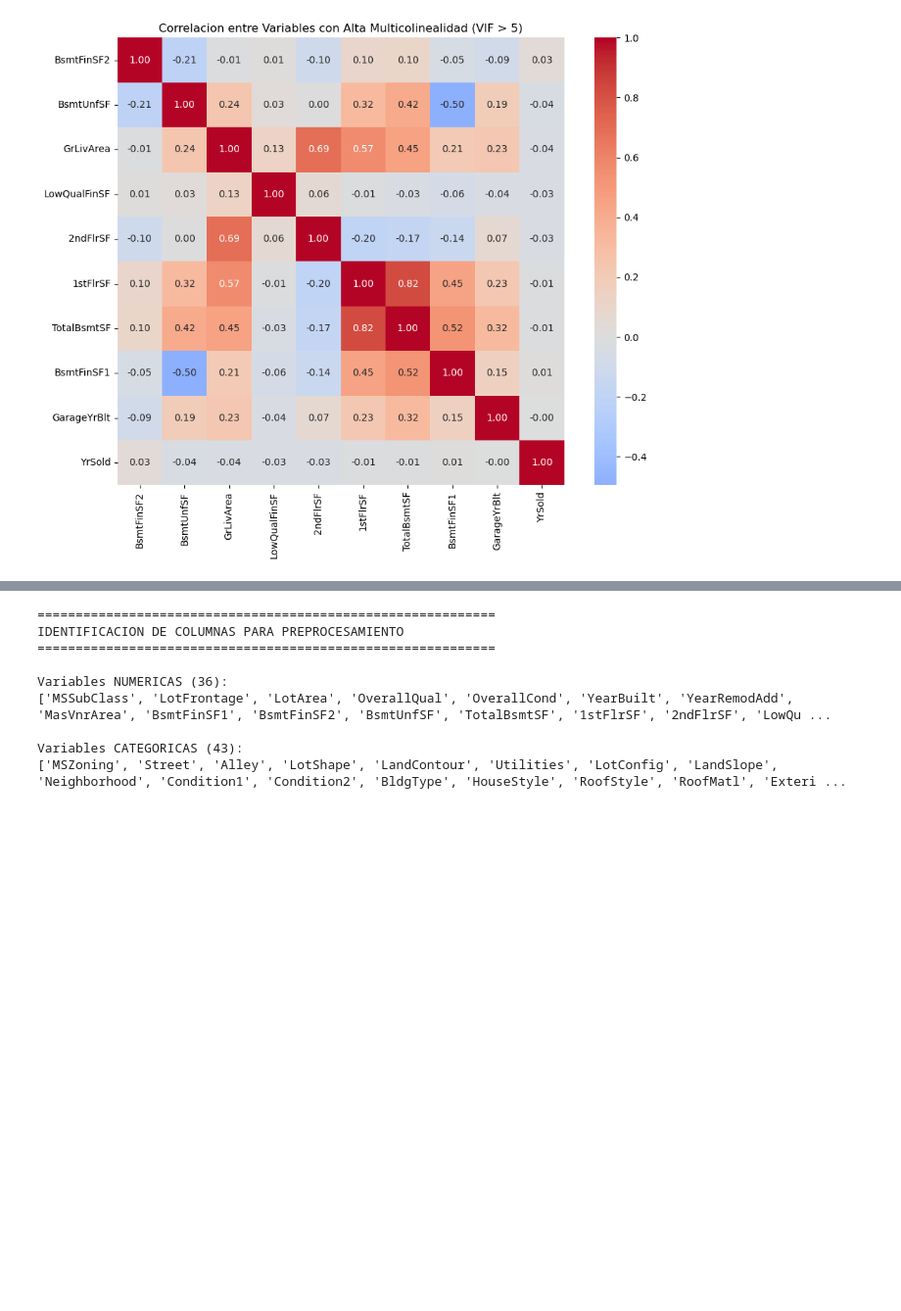
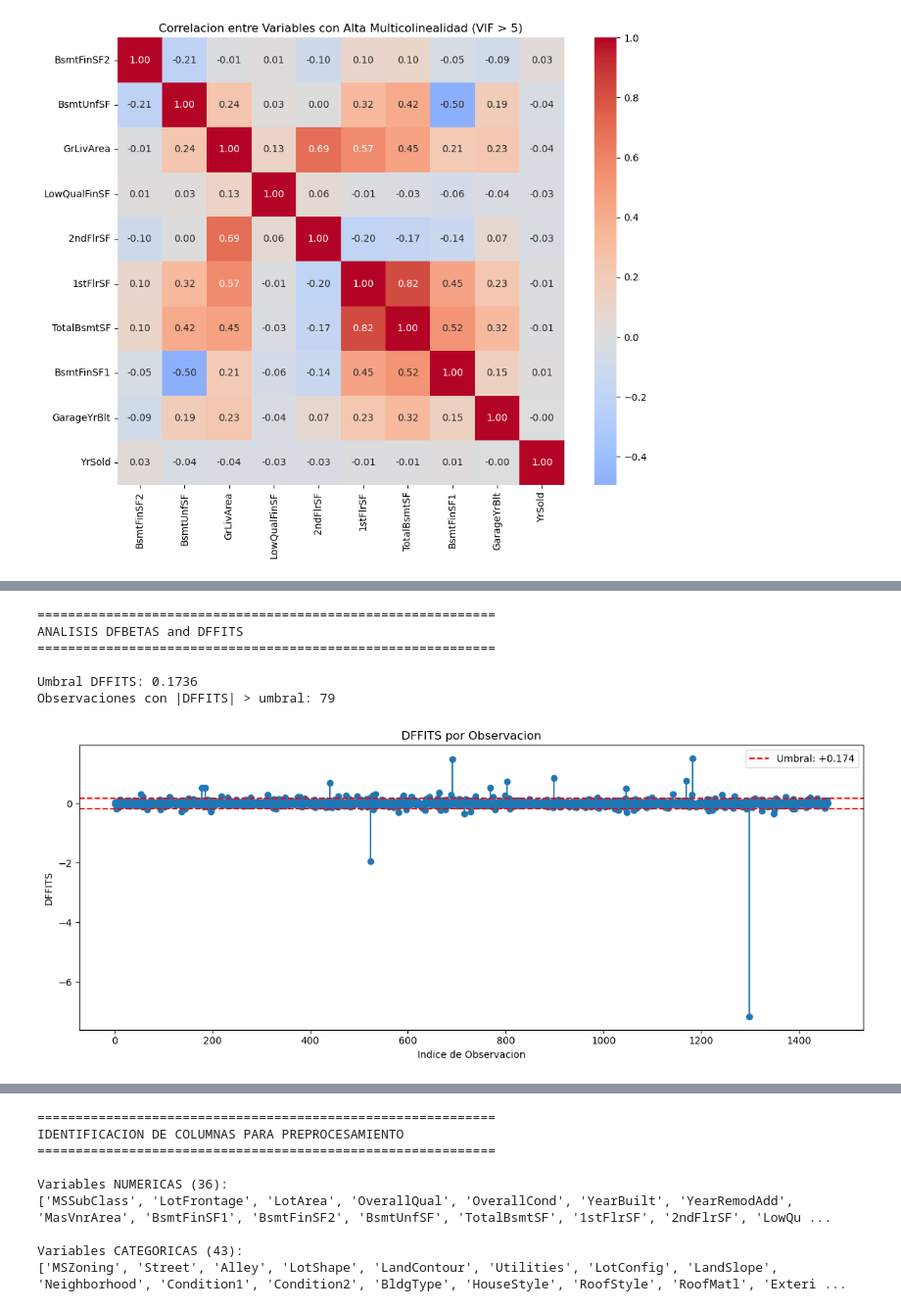
Before and after one commit to carlos-aular-ds/ds-portfolio-carlos-aular, a Jupyter notebook: Kaggle/Competitions/House-Prices-Advanced-regression/house-prices.ipynb, the cells around one changed output, grey strips where cells are left out. Shown at 98% size. Saved outputs shown, nothing was run; the diff lists cells and outputs as text; code cells hidden in the pictures; blank space fills up the shorter version.

```diff
--- a/Kaggle/Competitions/House-Prices-Advanced-regression/house-prices.ipynb
+++ b/Kaggle/Competitions/House-Prices-Advanced-regression/house-prices.ipynb
@@ -348,10 +241,10 @@ max      755000.000000
 Name: SalePrice, dtype: float64
 # %%
 # ============================================
-# VISUALIZACION DE VARIABLES NUMERICAS CLAVE
+# KEY NUMERIC VARIABLES VISUALIZATION
 # ============================================
 
-# Seleccionamos las variables numericas mas importantes para visualizar
+# Select most important numeric variables to visualize
 # (excluyendo Id y SalePrice)
 vars_num_plot = ['OverallQual', 'GrLivArea', 'GarageArea', 'TotalBsmtSF',
                  '1stFlrSF', 'YearBuilt', 'LotArea', 'LotFrontage']
@@ -360,10 +253,10 @@ fig, axes = plt.subplots(2, 4, figsize=(16, 8))
 axes = axes.flatten()
 
 for i, col in enumerate(vars_num_plot):
-    # Histograma para cada variable numerica
-    axes[i].hist(ds_base_train[col].dropna(), bins=30, edgecolor='black', alpha=0.7)
+    # Histogram for each numeric variable
+    axes[i].hist(df_train[col].dropna(), bins=30, edgecolor='black', alpha=0.7)
     axes[i].set_xlabel(col)
-    axes[i].set_ylabel('Frecuencia')
+    axes[i].set_ylabel('Frequency')
     axes[i].set_title(f'Distribucion de {col}')
 
 plt.tight_layout()
@@ -372,10 +265,10 @@ plt.show()
 [figure]
 # %%
 # ============================================
-# VISUALIZACION DE VARIABLES CATEGORICAS CLAVE
+# KEY CATEGORICAL VARIABLES VISUALIZATION
 # ============================================
 
-# Seleccionamos algunas variables categoricas importantes
+# Select important categorical variables
 vars_cat_plot = ['Neighborhood', 'BldgType', 'HouseStyle', 'ExterQual',
                  'KitchenQual', 'GarageType']
 
@@ -383,10 +276,10 @@ fig, axes = plt.subplots(2, 3, figsize=(16, 10))
 axes = axes.flatten()
 
 for i, col in enumerate(vars_cat_plot):
-    # Conteo de frecuencias por categoria
-    value_counts = ds_base_train[col].value_counts()
+    # Frequency count by category
+    value_counts = df_train[col].value_counts()
     axes[i].barh(value_counts.index, value_counts.values, color='steelblue', alpha=0.7)
-    axes[i].set_xlabel('Frecuencia')
+    axes[i].set_xlabel('Frequency')
     axes[i].set_ylabel(col)
     axes[i].set_title(f'Distribucion de {col}')
 
@@ -580,0 +645,47 @@ else:
+# %%
+# ============================================
+# DFBETAS and DFFITS
+# ============================================
+
+dffits = influence.dffits[0]
+umbral_dffits = 2 * np.sqrt((p + 1) / n)
+dfbetas = influence.dfbetas
+
+print("=" * 60)
+print("ANALISIS DFBETAS and DFFITS")
+print("=" * 60)
+print(f"\nUmbral DFFITS: {umbral_dffits:.4f}")
+print(f"Observaciones con |DFFITS| > umbral: {(np.abs(dffits) > umbral_dffits).sum()}")
+
+# Visualizacion de DFFITS
+plt.figure(figsize=(12, 5))
+plt.stem(df_influence.index, dffits, markerfmt='o', basefmt=' ')
+plt.axhline(y=umbral_dffits, color='r', linestyle='--', label=f'Umbral: +{umbral_dffits:.3f}')
+plt.axhline(y=-umbral_dffits, color='r', linestyle='--')
+plt.xlabel('Indice de Observacion')
+plt.ylabel('DFFITS')
+plt.title('DFFITS por Observacion')
+plt.legend()
+plt.tight_layout()
+plt.show()
+
+# Summary DFBETAS
+print("\n" + "=" * 60)
+print("RESUMEN DFBETAS POR VARIABLE")
+print("=" * 60)
+umbral_dfbetas = 2 / np.sqrt(n)
+print(f"Umbral DFBETAS: {umbral_dfbetas:.4f}\n")
+print(f"{'Variable':<15} {'Obs > Umbral':<15} {'Max |DFBETA|':<15}")
+print("-" * 45)
+for i, var in enumerate(['const'] + vars_influencia):
+    n_excede = (np.abs(dfbetas[:, i]) > umbral_dfbetas).sum()
+    max_dfbeta = np.abs(dfbetas[:, i]).max()
+    print(f"{var:<15} {n_excede:<15} {max_dfbeta:<15.4f}")
+# %% [output]
+============================================================
+ANALISIS DFBETAS and DFFITS
+============================================================
+
+Umbral DFFITS: 0.1736
+Observaciones con |DFFITS| > umbral: 79
+[figure, added]
```
Also changed, not shown: parts of 80 cells of this notebook, 8 other files.
